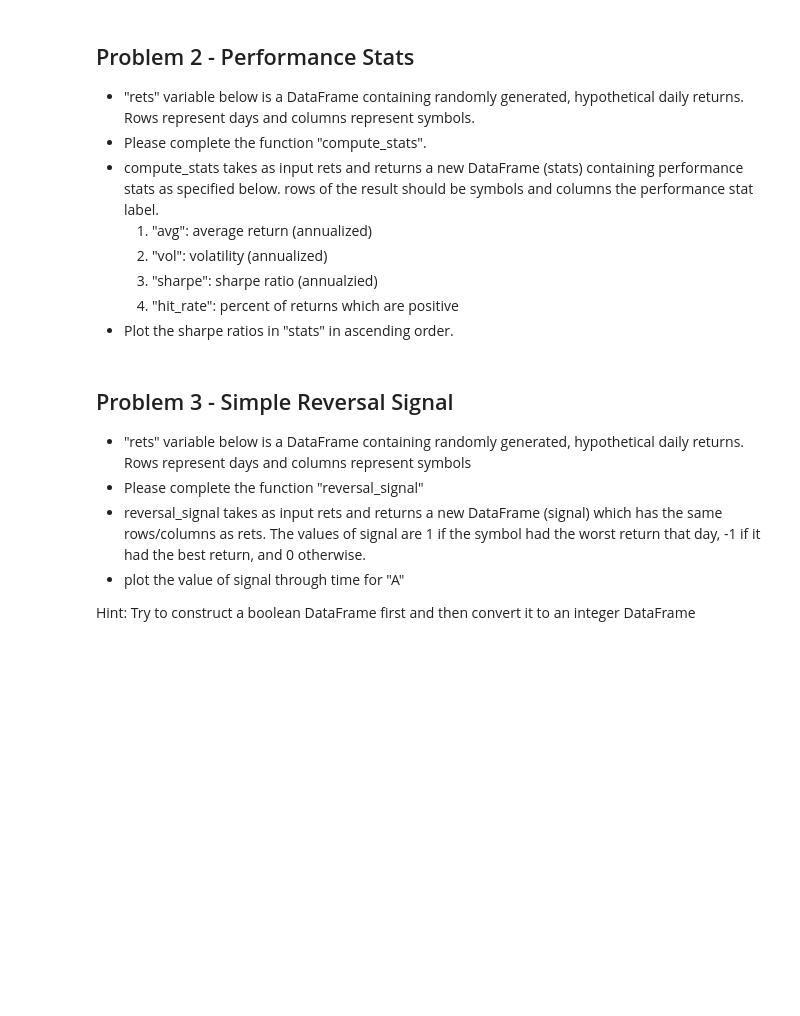
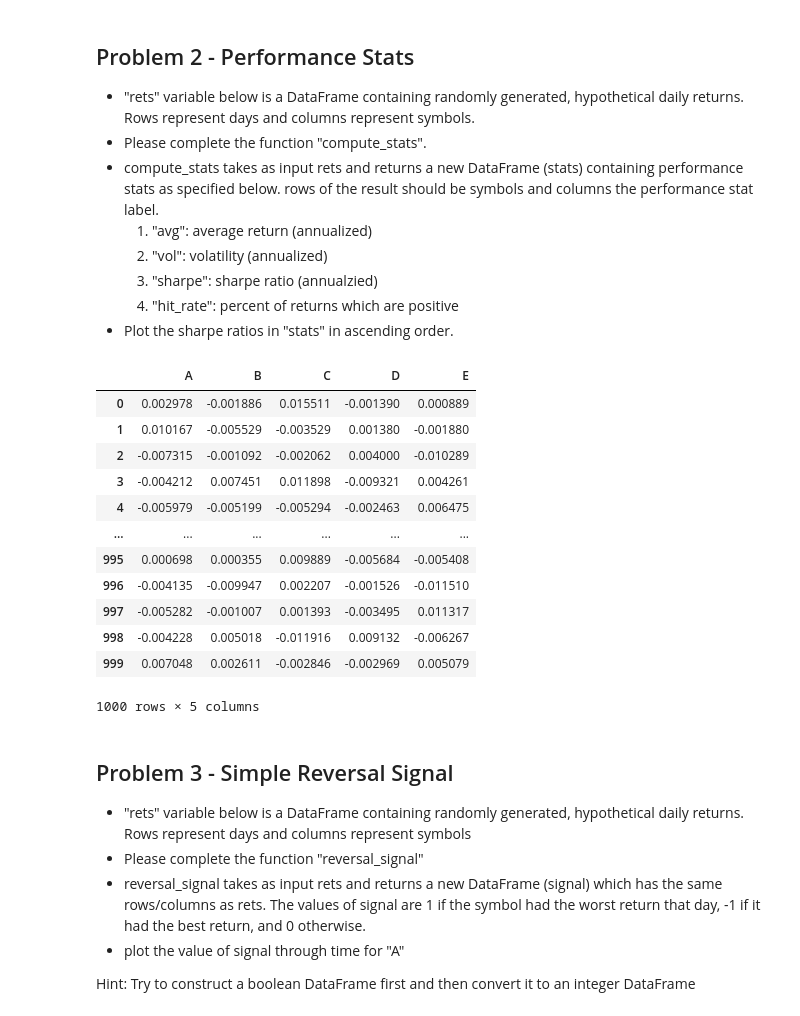
Before and after one commit to misterfitz/wsqCode, a Jupyter notebook: Homework2.ipynb, the cells around one changed output. Saved outputs shown, nothing was run; the diff lists cells and outputs as text; code cells hidden in the pictures; blank space fills up the shorter version.

```diff
--- a/Homework2.ipynb
+++ b/Homework2.ipynb
@@ -38,10 +45,34 @@ rets = pd.DataFrame(rets,columns = columns)
 # %%
 def compute_stats(rets):
     # fill out the body here
+    df=pd.DataFrame(rets)
+    df
+    #stats = rets.mean()
+    #rets.Series([ser.min(),ser.max()],index=['min','max'])
+
+
+    #     return pd.Series([ser.min(),ser.max()],index=['min','max'])
+
     # return a DataFrame "stats"
     # columns should be performance stat label
     # rows should be symbols
-    return stats
+    return df
+
+compute_stats(rets)
+# %% [output]
+|  | A | B | C | D | E |
+| 0 | 0.002978 | -0.001886 | 0.015511 | -0.001390 | 0.000889 |
+| 1 | 0.010167 | -0.005529 | -0.003529 | 0.001380 | -0.001880 |
+| 2 | -0.007315 | -0.001092 | -0.002062 | 0.004000 | -0.010289 |
+| 3 | -0.004212 | 0.007451 | 0.011898 | -0.009321 | 0.004261 |
+| 4 | -0.005979 | -0.005199 | -0.005294 | -0.002463 | 0.006475 |
+| ... | ... | ... | ... | ... | ... |
+| 995 | 0.000698 | 0.000355 | 0.009889 | -0.005684 | -0.005408 |
+| 996 | -0.004135 | -0.009947 | 0.002207 | -0.001526 | -0.011510 |
+| 997 | -0.005282 | -0.001007 | 0.001393 | -0.003495 | 0.011317 |
+| 998 | -0.004228 | 0.005018 | -0.011916 | 0.009132 | -0.006267 |
+| 999 | 0.007048 | 0.002611 | -0.002846 | -0.002969 | 0.005079 |
+1000 rows × 5 columns
 # %% [markdown]
 ## Problem 3 - Simple Reversal Signal
 - "rets" variable below is a DataFrame containing randomly generated, hypothetical daily returns. Rows represent days and columns represent symbols
```
Also changed, not shown: parts of 2 cells of this notebook, 2 other files.
